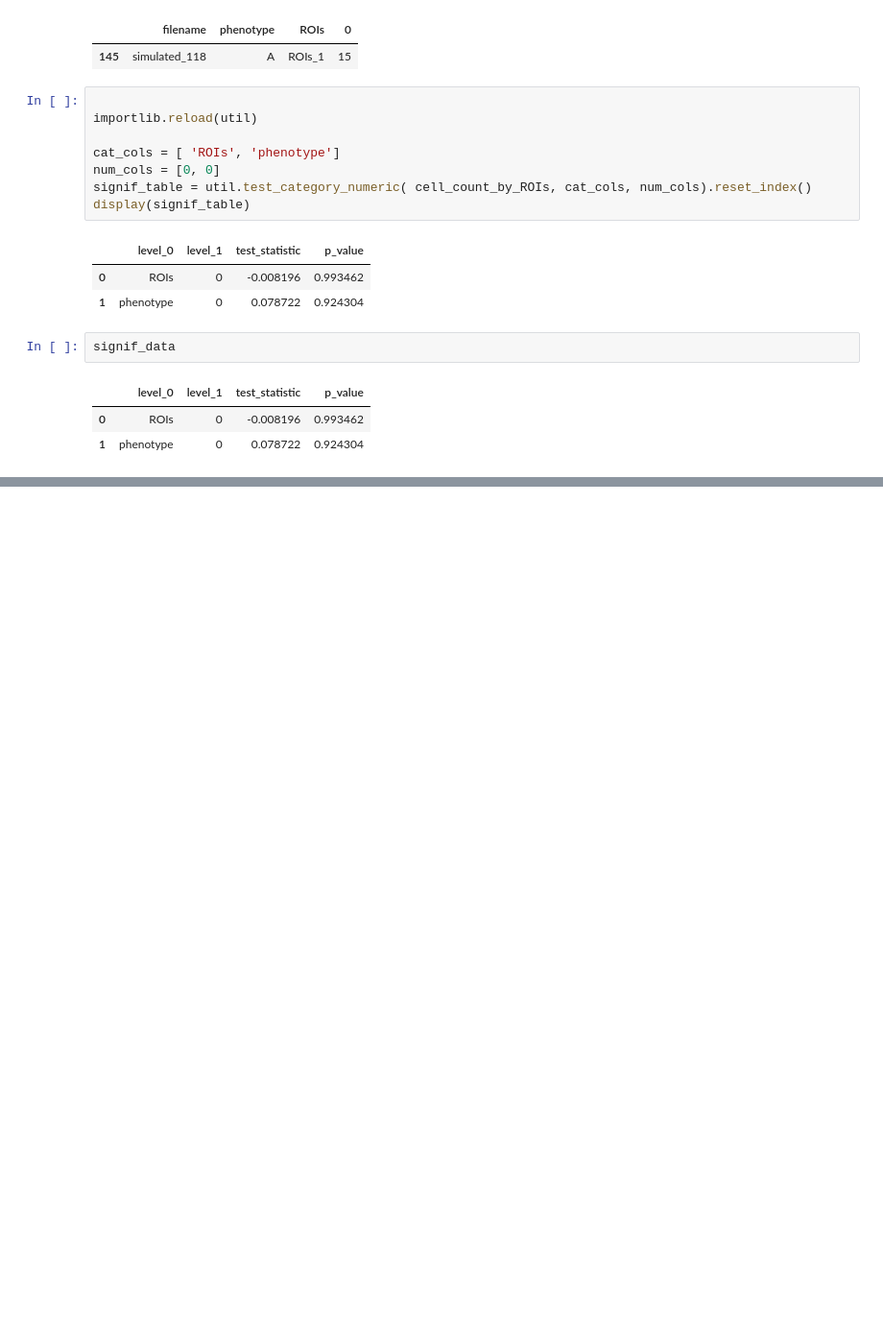
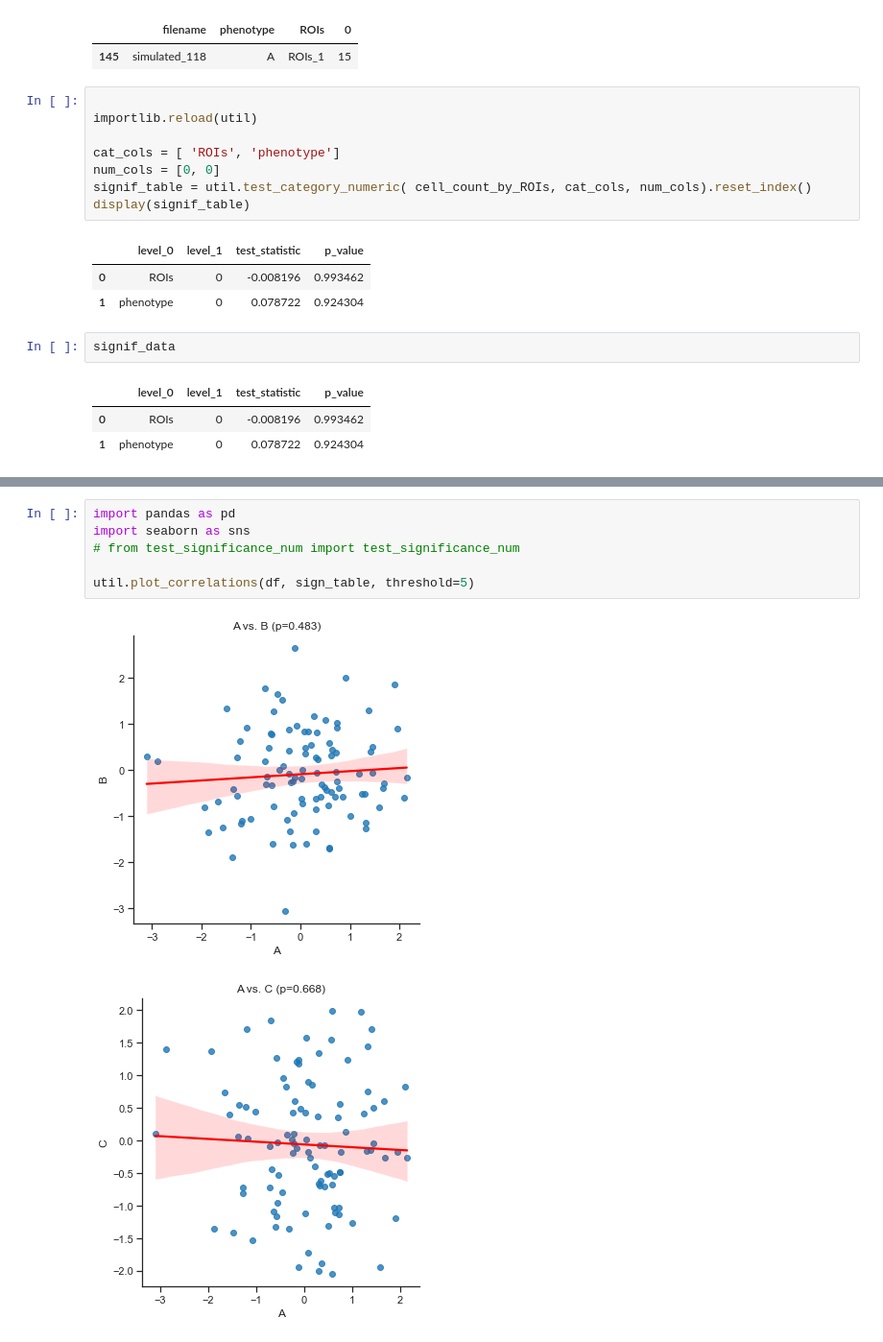
Before and after one commit to mouneem/MultiOmic-NASA, a Jupyter notebook: example/Test.ipynb, the cells around one changed output, grey strips where cells are left out. Shown at 96% size. Saved outputs shown, nothing was run; the diff lists cells and outputs as text; blank space fills up the shorter version.

```diff
--- a/example/Test.ipynb
+++ b/example/Test.ipynb
@@ -134,0 +154,9 @@ util.plot_signif_cat_num(cell_count_by_ROIs, signif_table)
+# %%
+import pandas as pd
+import seaborn as sns
+# from test_significance_num import test_significance_num
+
+util.plot_correlations(df, sign_table, threshold=5)
+# %% [output]
+[figure, added]
+[figure, added]
```
Also changed, not shown: parts of 15 cells of this notebook, 1 other file.
